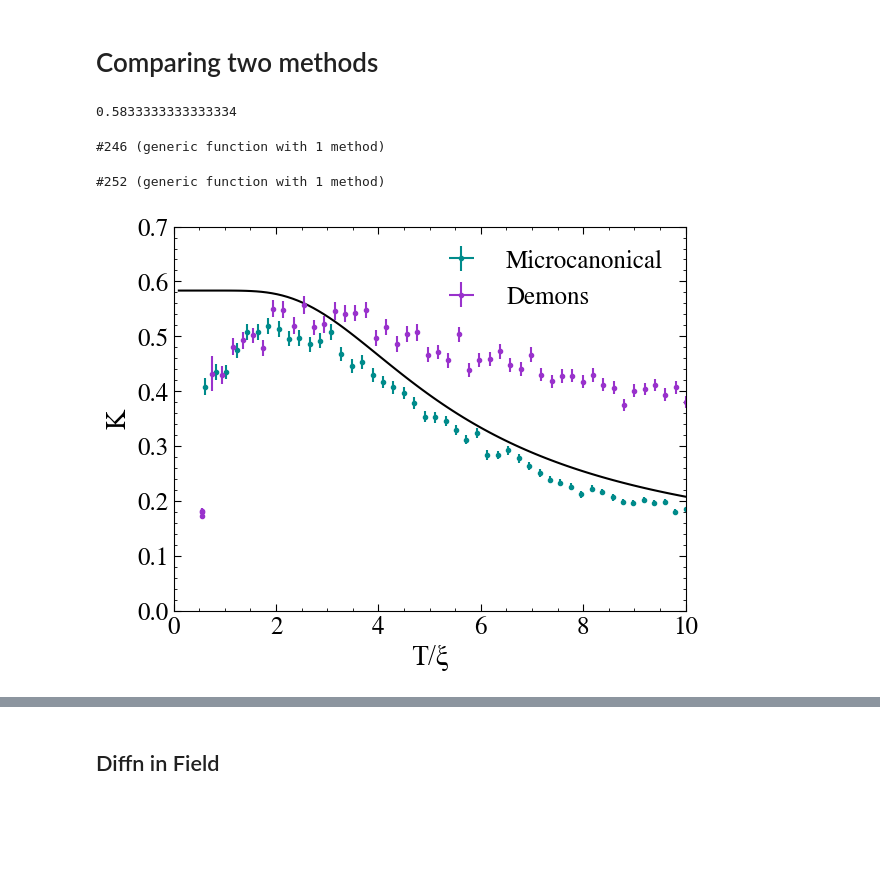
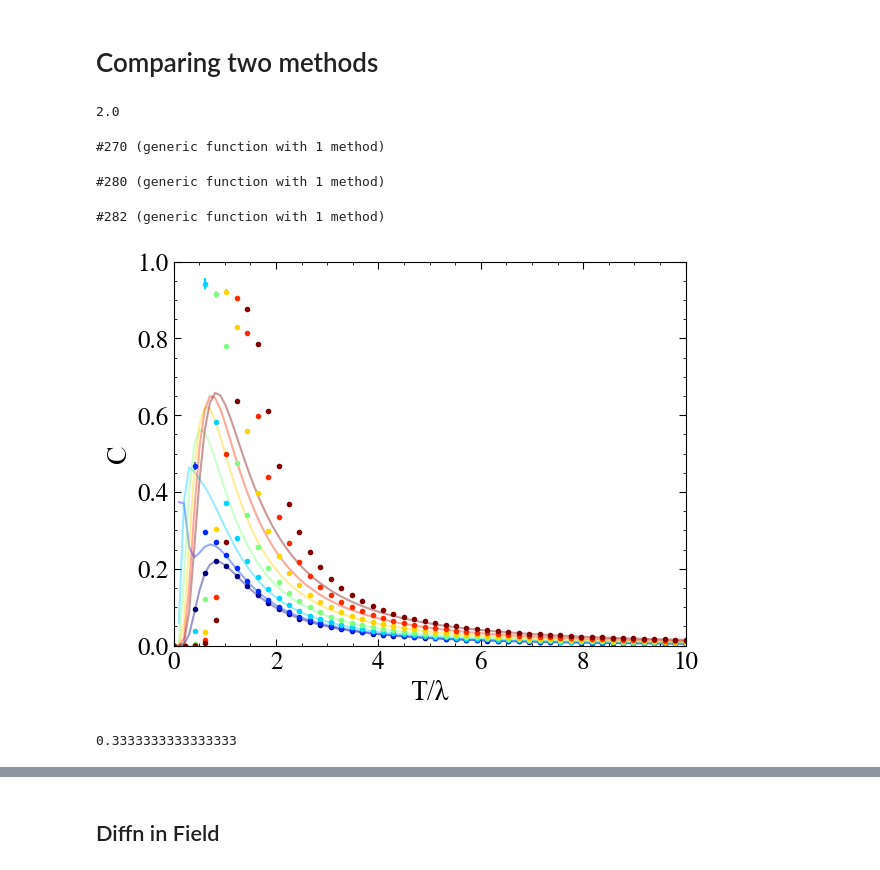
Before and after one commit to EmilySRichards/KineticMonteCarlo, a Jupyter notebook: PROJECT/figures.ipynb, the cells around one changed output, grey strips where cells are left out. Drawn from its saved outputs; the diff is of its cells as text; code cells hidden in the pictures; blank space fills up the shorter version.

```diff
--- a/PROJECT/figures.ipynb
+++ b/PROJECT/figures.ipynb
@@ -121,10 +121,16 @@ isSpinIce = (λ==0 && ξ==1)
 
 z = Coordination(load(file, "basis"))
 Dself = load(file, "Dself")
+
+
+q_GS = (mod(z,2)==0) ? 0 : 1
+q_min = (mod(z,2)==0) ? 2 : 3
+
+E_min = (λ==0) ? (q_min^2-q_GS^2)*ξ : 2*λ
 # %% [output]
-0.5833333333333334
+2.0
 # %%
-Variable = "Diffusivity"
+Variable = "Capacity"
 
 Tobs = load(file, "ObservedTemperature");
 TobsStd = load(file, "ObservedTemperatureStd");
@@ -143,56 +149,64 @@ colors = jetmap(length(𝒽));
 # %%
 Cfun = (T, h) -> HeatCapacity(T, h, z)
 
-Kfun = (T, h) -> 2/z * Dself .* (0.5 .* δE ./ T).^2 .* ExcitationDensity(T, h, z) .* (1 .- AllExcitationDensity(T, h, z))
+Kfun = (T, h) -> 2/z * Dself .* (E_min ./ T).^2 .* ExcitationDensity(T, h, z) .* (1 .- AllExcitationDensity(T, h, z))
 
 Dfun = (T, h) ->  Kfun(T,h) ./ Cfun(T,h)
 # %% [output]
-#246 (generic function with 1 method)
+#270 (generic function with 1 method)
 # %%
 f_λ = 1
-f_h = 1/4
+f_h = 0
 
 A_λ = (T, h) -> ExcitationDensity(T, h, z) .* (1 .- AllExcitationDensity(T, h, z))
 A_h = (T, h) -> Magnetisation(T, h, z) .* (1 .- Magnetisation(T, h, z))
 
-aQ = (T, h) -> 1/2
+aQ = (T, h) -> (1 .- Magnetisation(T, h, z)) .* 0.5
 
-#Cfun = (T, h) -> 2/z * ((λ ./ T).^2 .* sech.(λ ./T).^2 + 2 * (h ./ T).^2 .* sech.(h ./ T).^2)
-#Kfun = (T, h) -> 2/z .* (f_λ .* A_λ(T,h) .* (2 .* λ ./ T).^2 + f_h .* A_h(T,h) .* (2 .* h ./ T).^2) .* aQ(T, h)
+Cfun = (T, h) -> 2/z * ((λ ./ T).^2 .* sech.(λ ./T).^2 + 2 * (h ./ T).^2 .* sech.(h ./ T).^2)
+Kfun = (T, h) -> 2/z .* (f_λ .* A_λ(T,h) .* (2 .* λ ./ T).^2 + f_h .* A_h(T,h) .* (2 .* h ./ T).^2) .* aQ(T, h)
 # %% [output]
-#252 (generic function with 1 method)
+#280 (generic function with 1 method)
+# %%
+Kfun = (T, h) -> 2/z .* A_λ(T,h) .* ((2 .* λ ./ T).^2) .* 1/2
+# %% [output]
+#282 (generic function with 1 method)
 # %%
 idx_D = 1:size(Tobs, 1)
 idx_M = 1:length(T)
 
 Xrange = [0,10]
-Yrange = [0,0.7]
+Yrange = [0,1.0]
 Tfit = range(Xrange[1], Xrange[2], length=100)
 
 f = figure()
 for i in eachindex(𝒽)
-    plot(Tfit, Dfun(Tfit, 𝒽[i]), color=:black)
+    plot(Tfit, Cfun(Tfit,𝒽[i]), color=colors[i], alpha=0.4)
 
-    plotWithError(D_M[1,1,idx_M,i], T[idx_M], :darkcyan, ".", "Microcanonical" , DStd_M[1,1,idx_M,i])
-    plotWithError(D_D[idx_D,i], Tobs[idx_D,i], :darkorchid, ".", "Demons", DStd_D[idx_D,i], TobsStd[idx_D,i])
+    plotWithError(D_M[idx_M,i], T[idx_M], colors[i], ".", "Microcanonical" , DStd_M[idx_M,i])
+    #plotWithError(D_D[idx_D,i], Tobs[idx_D,i], :darkorchid, ".", "Demons", 1/3 .* DStd_D[idx_D,i], TobsStd[idx_D,i])
 end
 
 xlim(Xrange)
 ylim(Yrange)
 
-xlabel("T/ξ", fontname=font, fontsize=fontsize) # λ
-ylabel("K", fontname=font, fontsize=fontsize)
+xlabel("T/λ", fontname=font, fontsize=fontsize) # λξ
+ylabel("C", fontname=font, fontsize=fontsize)
 
 ax = gca()
 ax.tick_params(which="both", length=5, top="on", right="on", direction="in")
 ax.tick_params(which="major", length=5)
 ax.tick_params(which="minor", length=2)
 minorticks_on()
 
 f.subplots_adjust(bottom=0.15, left=0.15, right=0.95, top=0.95)
 
-legend(frameon=false)
+#legend(frameon=false)
 
 savefig("figs/" * Variable * ".pdf")
 # %% [output]
-[figure, old version]
+[figure, new version]
+# %%
+print(𝒽[3])
+# %% [output]
+0.3333333333333333
```
Also changed, not shown: parts of 14 cells of this notebook, 3 other files.
